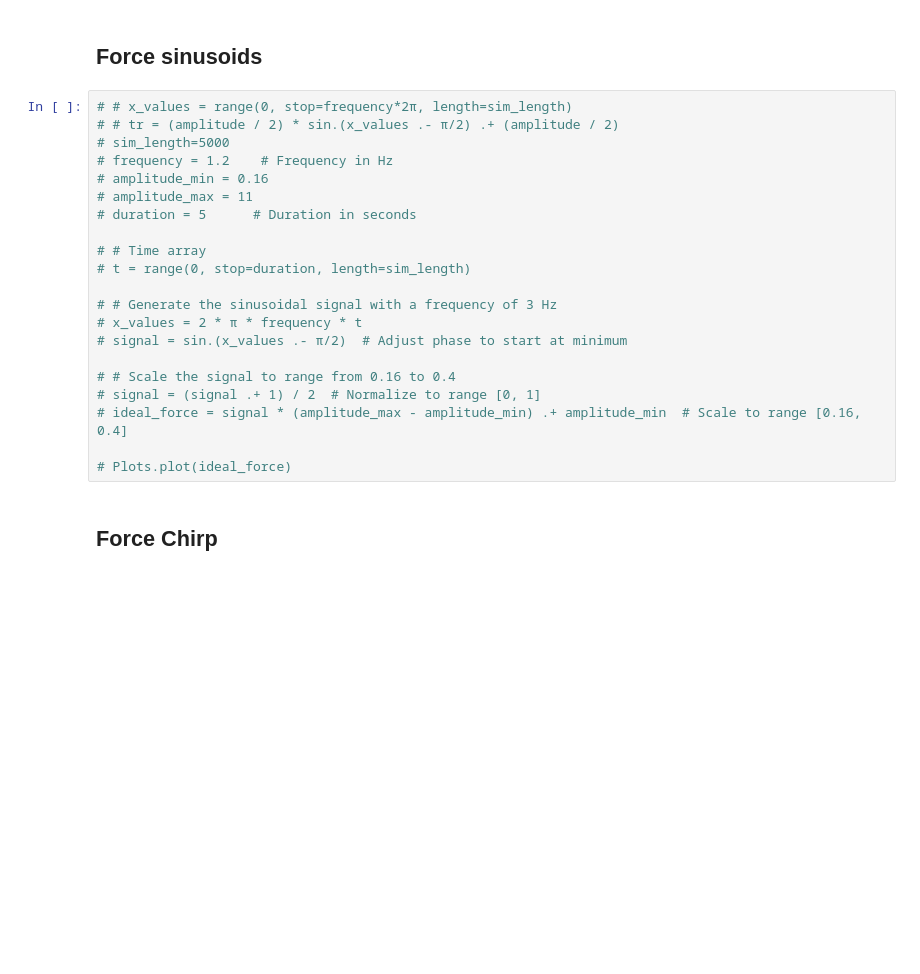
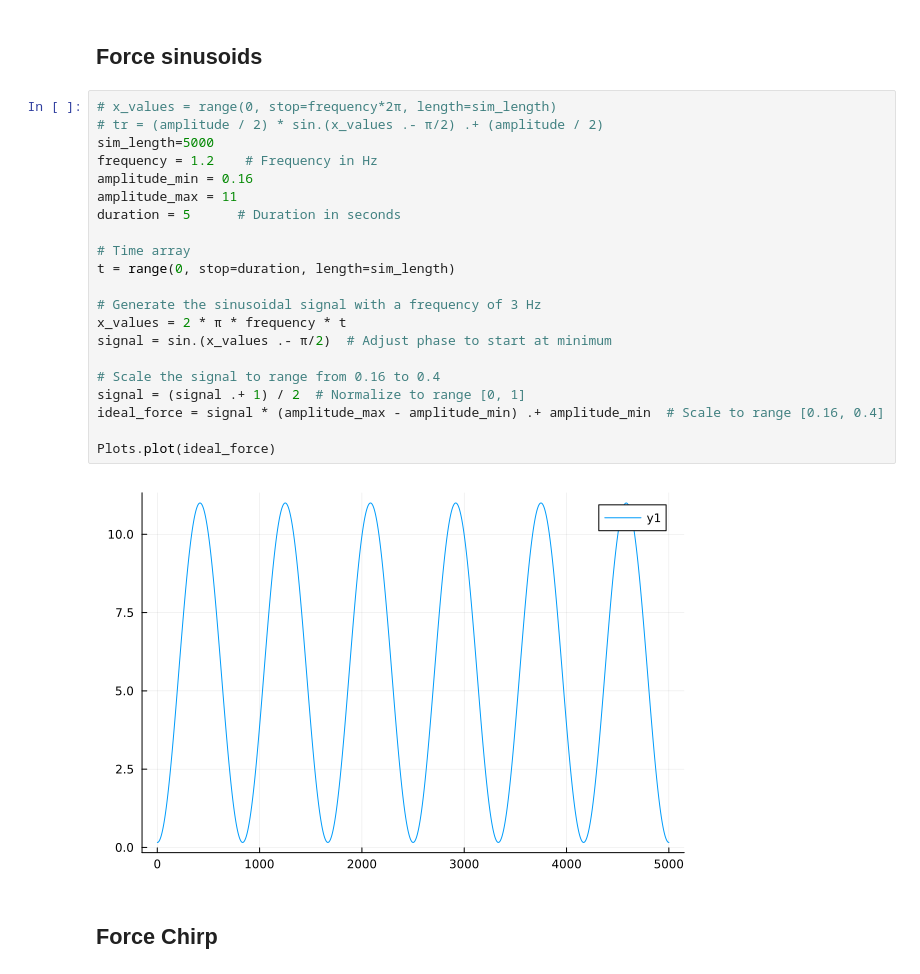
Before and after one commit to natmtc/flexible-motoneuron-control, a Jupyter notebook: Controller_force_tracking.ipynb, the cells around one changed output. Saved outputs shown, nothing was run; the diff lists cells and outputs as text; blank space fills up the shorter version.

```diff
--- a/Controller_force_tracking.ipynb
+++ b/Controller_force_tracking.ipynb
@@ -217,26 +236,28 @@ Plots.plot(tr)
 # %% [markdown]
 ## Force sinusoids
 # %%
-# # x_values = range(0, stop=frequency*2π, length=sim_length)
-# # tr = (amplitude / 2) * sin.(x_values .- π/2) .+ (amplitude / 2)
-# sim_length=5000
-# frequency = 1.2    # Frequency in Hz
-# amplitude_min = 0.16
-# amplitude_max = 11
-# duration = 5      # Duration in seconds
+# x_values = range(0, stop=frequency*2π, length=sim_length)
+# tr = (amplitude / 2) * sin.(x_values .- π/2) .+ (amplitude / 2)
+sim_length=5000
+frequency = 1.2    # Frequency in Hz
+amplitude_min = 0.16
+amplitude_max = 11
+duration = 5      # Duration in seconds
 
-# # Time array
-# t = range(0, stop=duration, length=sim_length)
+# Time array
+t = range(0, stop=duration, length=sim_length)
 
-# # Generate the sinusoidal signal with a frequency of 3 Hz
-# x_values = 2 * π * frequency * t
-# signal = sin.(x_values .- π/2)  # Adjust phase to start at minimum
+# Generate the sinusoidal signal with a frequency of 3 Hz
+x_values = 2 * π * frequency * t
+signal = sin.(x_values .- π/2)  # Adjust phase to start at minimum
 
-# # Scale the signal to range from 0.16 to 0.4
-# signal = (signal .+ 1) / 2  # Normalize to range [0, 1]
-# ideal_force = signal * (amplitude_max - amplitude_min) .+ amplitude_min  # Scale to range [0.16, 0.4]
+# Scale the signal to range from 0.16 to 0.4
+signal = (signal .+ 1) / 2  # Normalize to range [0, 1]
+ideal_force = signal * (amplitude_max - amplitude_min) .+ amplitude_min  # Scale to range [0.16, 0.4]
 
-# Plots.plot(ideal_force)
+Plots.plot(ideal_force)
+# %% [output]
+[figure, added]
 # %% [markdown]
 ## Force Chirp
 # %%
```
Also changed, not shown: parts of 10 cells of this notebook, 3 other files.
